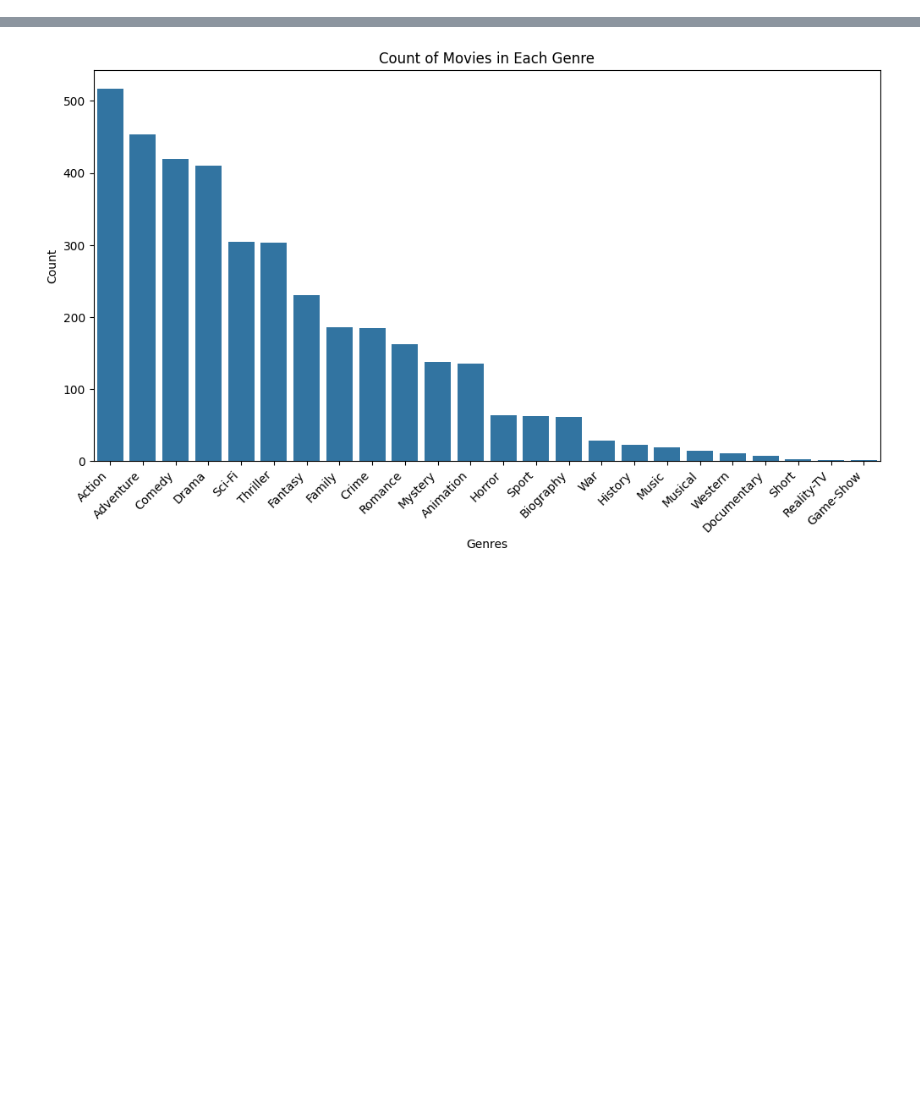
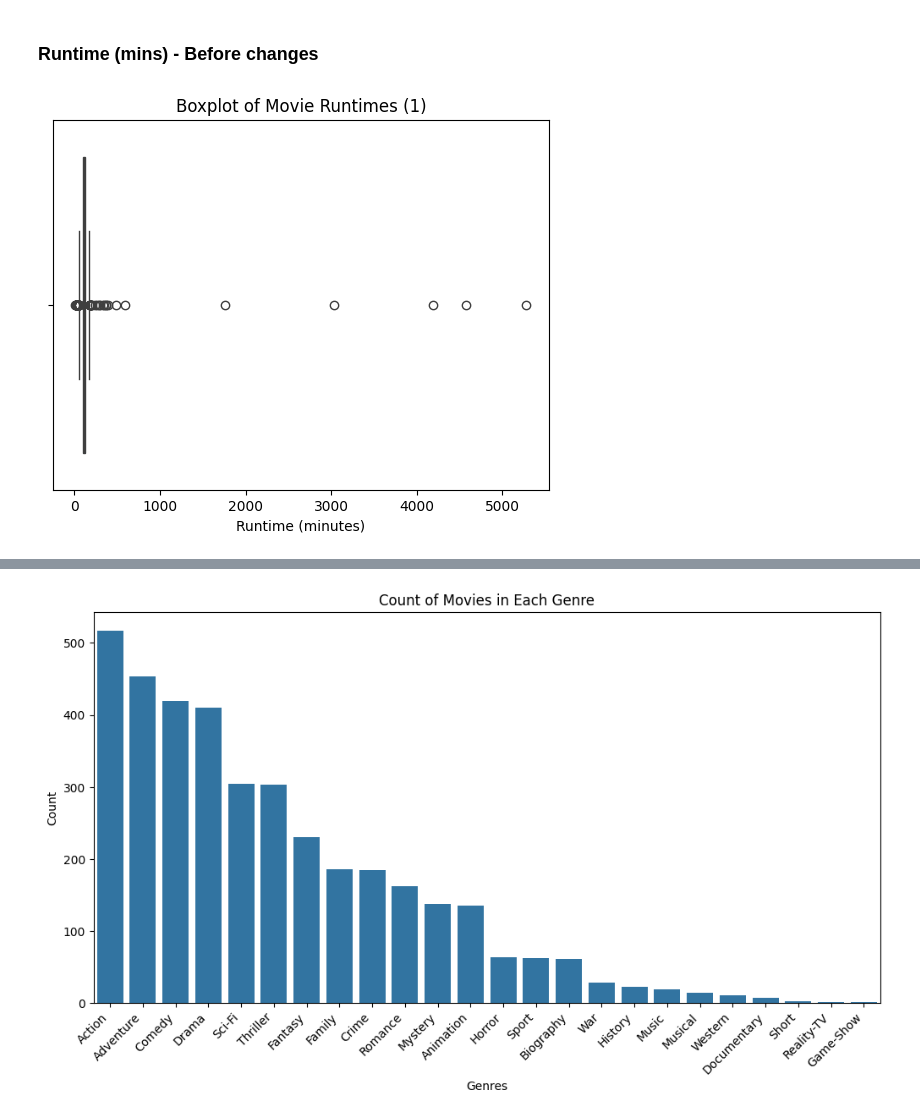
Before and after one commit to Bmcunningham4/imdb_predictions, a Jupyter notebook: exploratory_analysis.ipynb, the cells around one changed output, grey strips where cells are left out. Drawn from its saved outputs; the diff is of its cells as text; code cells hidden in the pictures; blank space fills up the shorter version.

```diff
--- a/exploratory_analysis.ipynb
+++ b/exploratory_analysis.ipynb
@@ -52,0 +12,13 @@ Name: Runtime (mins), dtype: float64
+# %% [markdown]
+### Runtime (mins) - Before changes
+# %%
+ratings_old = pd.read_csv("imdb_ratings.csv") #* Have to create a different df so chained assignment doesn't occur and can therefor visualise the difference
+# print(ratings_old["Runtime (mins)"].describe())
+
+#? This boxplot shows Signifcant outliers, majorly affecting the data and needs to be fixed!
+sns.boxplot(x=ratings_old['Runtime (mins)'])
+plt.title('Boxplot of Movie Runtimes (1)')
+plt.xlabel('Runtime (minutes)')
+plt.show()
+# %% [output]
+[figure, added]
```
Also changed, not shown: parts of 21 cells of this notebook, 2 other files.
